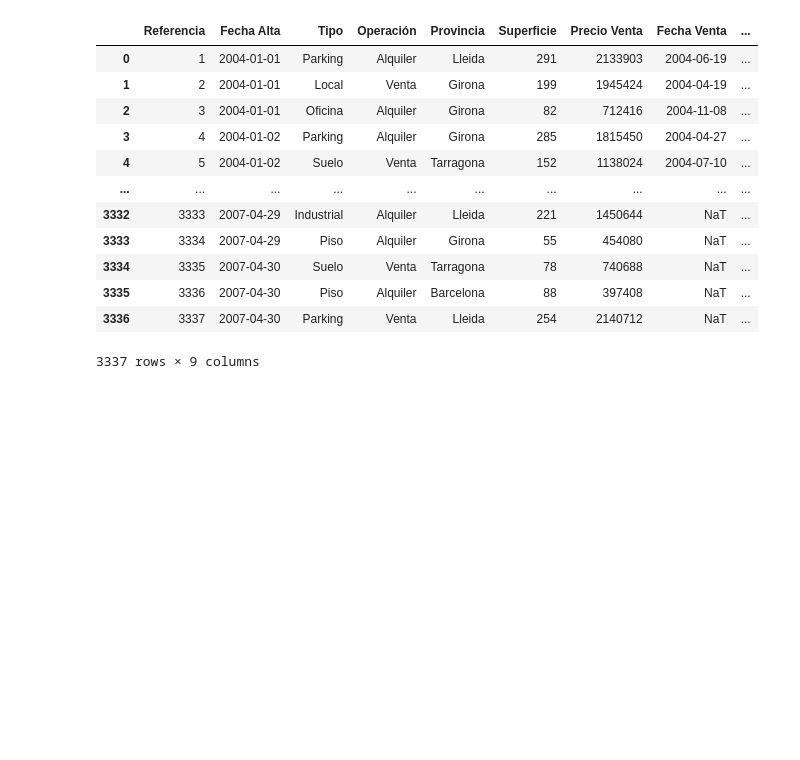
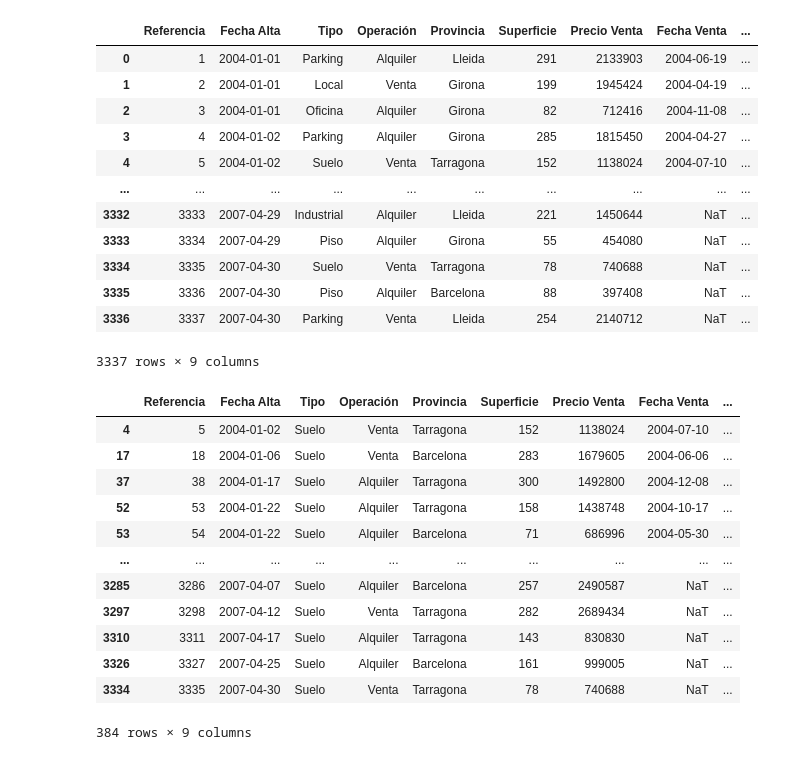
Before and after one commit to MaferLedmar/Reto-1.0, a Jupyter notebook: Filtros.ipynb, the cells around one changed output. Cells and saved outputs as stored; diff of their text form; code cells hidden in the pictures; blank space fills up the shorter version.

Commit message:
Filtro 7 - conector logico (Y)

```diff
--- a/Filtros.ipynb
+++ b/Filtros.ipynb
@@ -129,3 +129,22 @@ filtro6
 3337 rows × 9 columns
 # %%
 filtro6.to_csv("Filtro6.csv")
+# %%
+#FILTROS BASICOS CON CONETORES LOGICOS
+#Filtro Y
+filtro7=df[(df["Precio Venta"] > 500000) & (df["Tipo"] == "Suelo")]
+filtro7
+# %% [output]
+|  | Referencia | Fecha Alta | Tipo | Operación | Provincia | Superficie | Precio Venta | Fecha Venta | ... |
+| 4 | 5 | 2004-01-02 | Suelo | Venta | Tarragona | 152 | 1138024 | 2004-07-10 | ... |
+| 17 | 18 | 2004-01-06 | Suelo | Venta | Barcelona | 283 | 1679605 | 2004-06-06 | ... |
+| 37 | 38 | 2004-01-17 | Suelo | Alquiler | Tarragona | 300 | 1492800 | 2004-12-08 | ... |
+| 52 | 53 | 2004-01-22 | Suelo | Alquiler | Tarragona | 158 | 1438748 | 2004-10-17 | ... |
+| 53 | 54 | 2004-01-22 | Suelo | Alquiler | Barcelona | 71 | 686996 | 2004-05-30 | ... |
+| ... | ... | ... | ... | ... | ... | ... | ... | ... | ... |
+| 3285 | 3286 | 2007-04-07 | Suelo | Alquiler | Barcelona | 257 | 2490587 | NaT | ... |
+| 3297 | 3298 | 2007-04-12 | Suelo | Venta | Tarragona | 282 | 2689434 | NaT | ... |
+| 3310 | 3311 | 2007-04-17 | Suelo | Alquiler | Tarragona | 143 | 830830 | NaT | ... |
+| 3326 | 3327 | 2007-04-25 | Suelo | Alquiler | Barcelona | 161 | 999005 | NaT | ... |
+| 3334 | 3335 | 2007-04-30 | Suelo | Venta | Tarragona | 78 | 740688 | NaT | ... |
+384 rows × 9 columns
```
Also changed, not shown: parts of 2 cells of this notebook, 1 other file.
